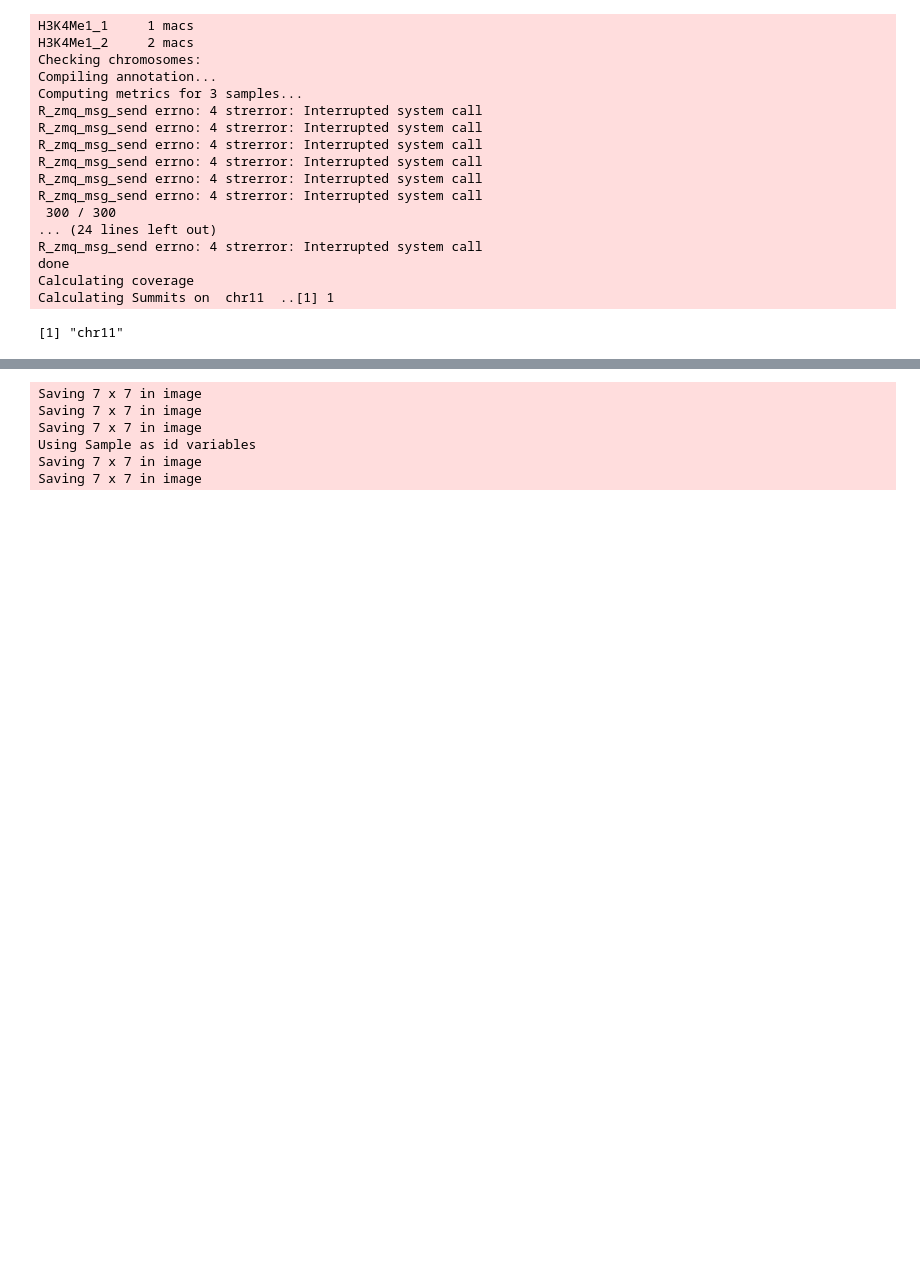
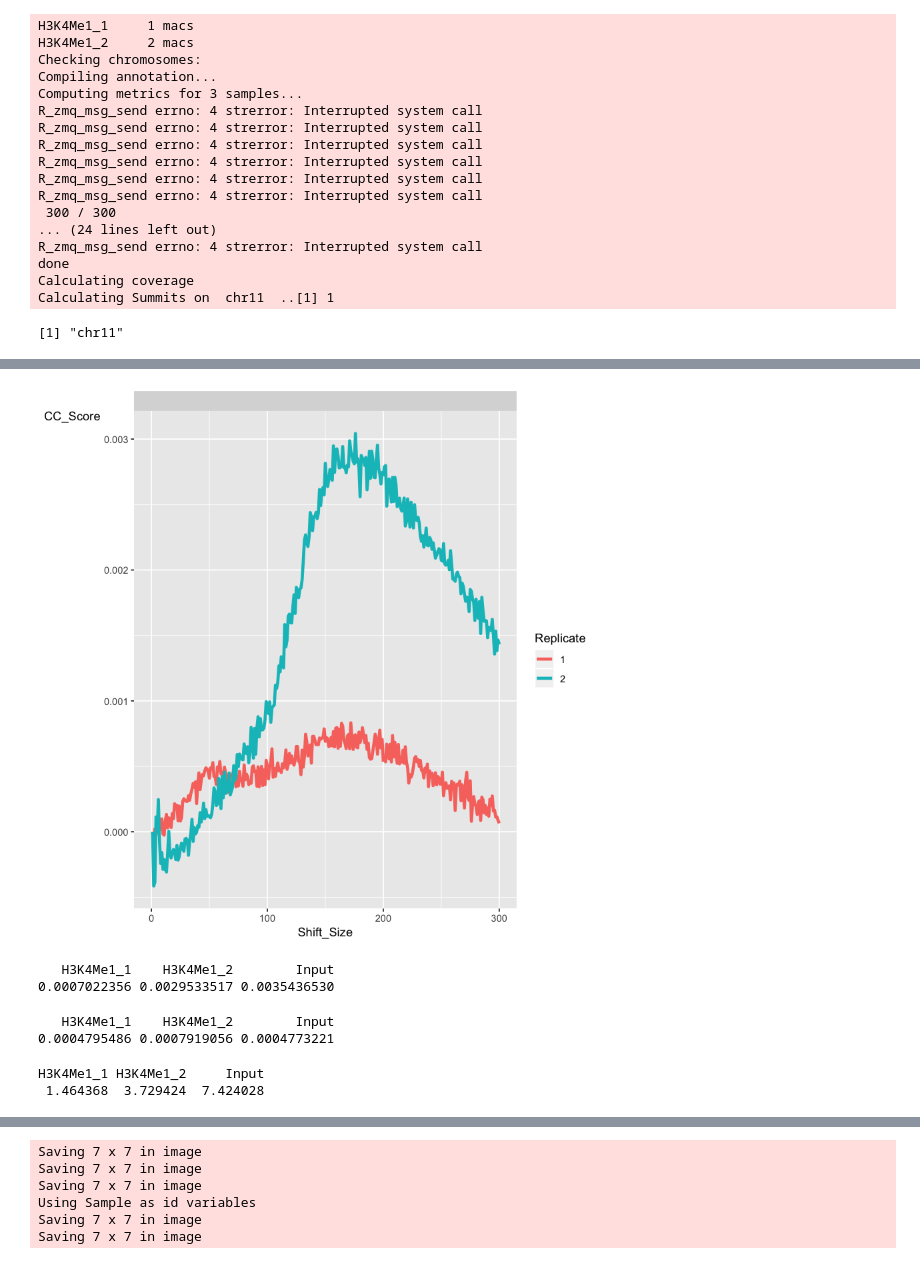
Before and after one commit to ShaunFChen/Applied-Bioinformatics-HW, a Jupyter notebook: Unit2-module2-ChIPseq/4.3_Homework_R.ipynb, the cells around one changed output, grey strips where cells are left out. Drawn from its saved outputs; the diff is of its cells as text; code cells hidden in the pictures; blank space fills up the shorter version.

```diff
--- a/Unit2-module2-ChIPseq/4.3_Homework_R.ipynb
+++ b/Unit2-module2-ChIPseq/4.3_Homework_R.ipynb
@@ -37,0 +69,19 @@ Calculating Summits on  chr11  ..[1] 1
+# %%
+plotCC(chipObj, facetBy="Condition")
+# %% [output]
+[figure, added]
+# %%
+FragmentLengthCrossCoverage(chipObj)
+# %% [output]
+   H3K4Me1_1    H3K4Me1_2        Input
+0.0007022356 0.0029533517 0.0035436530
+# %%
+ReadLengthCrossCoverage(chipObj)
+# %% [output]
+   H3K4Me1_1    H3K4Me1_2        Input
+0.0004795486 0.0007919056 0.0004773221
+# %%
+RelativeCrossCoverage(chipObj)
+# %% [output]
+H3K4Me1_1 H3K4Me1_2     Input
+ 1.464368  3.729424  7.424028
```
Also changed, not shown: parts of 8 cells of this notebook.
